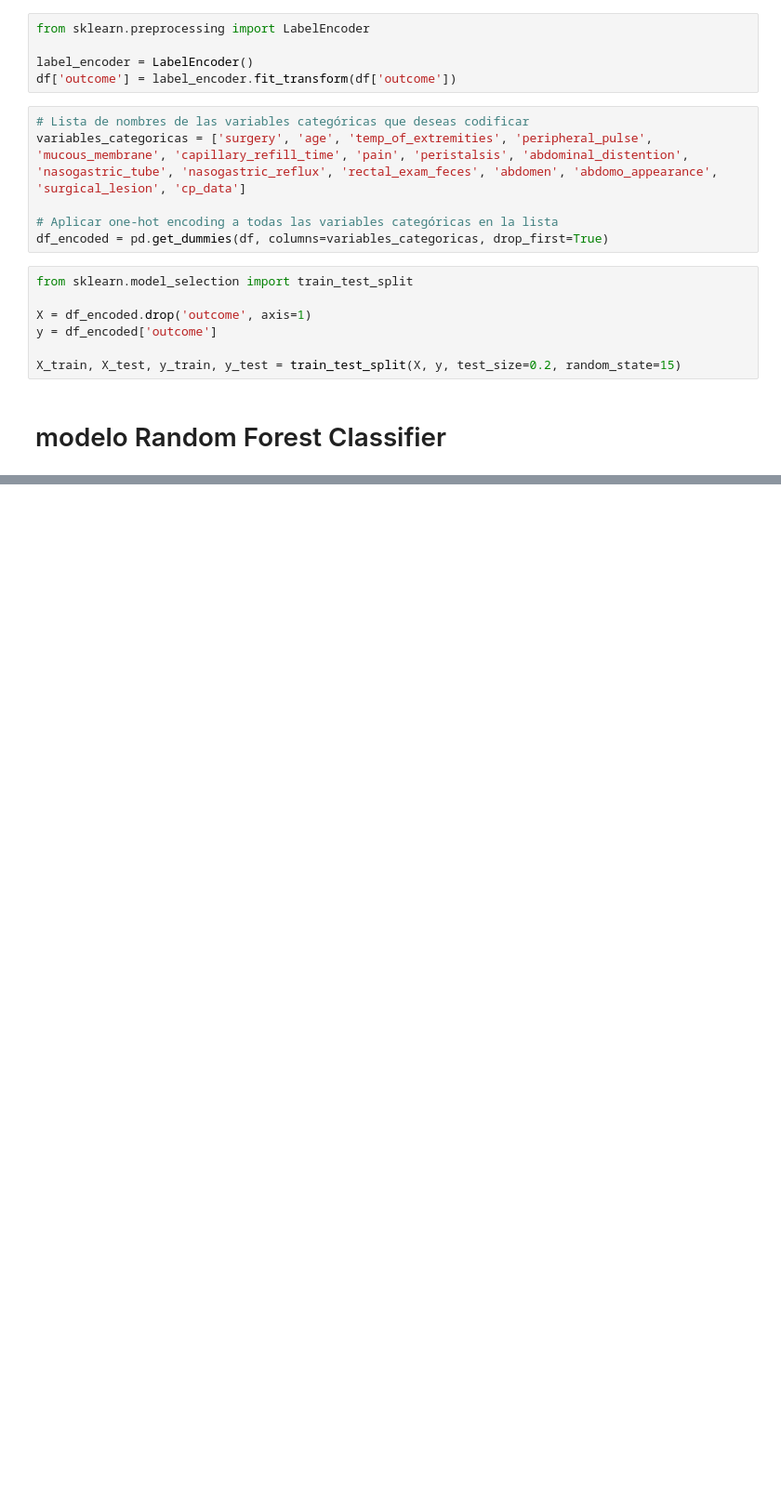
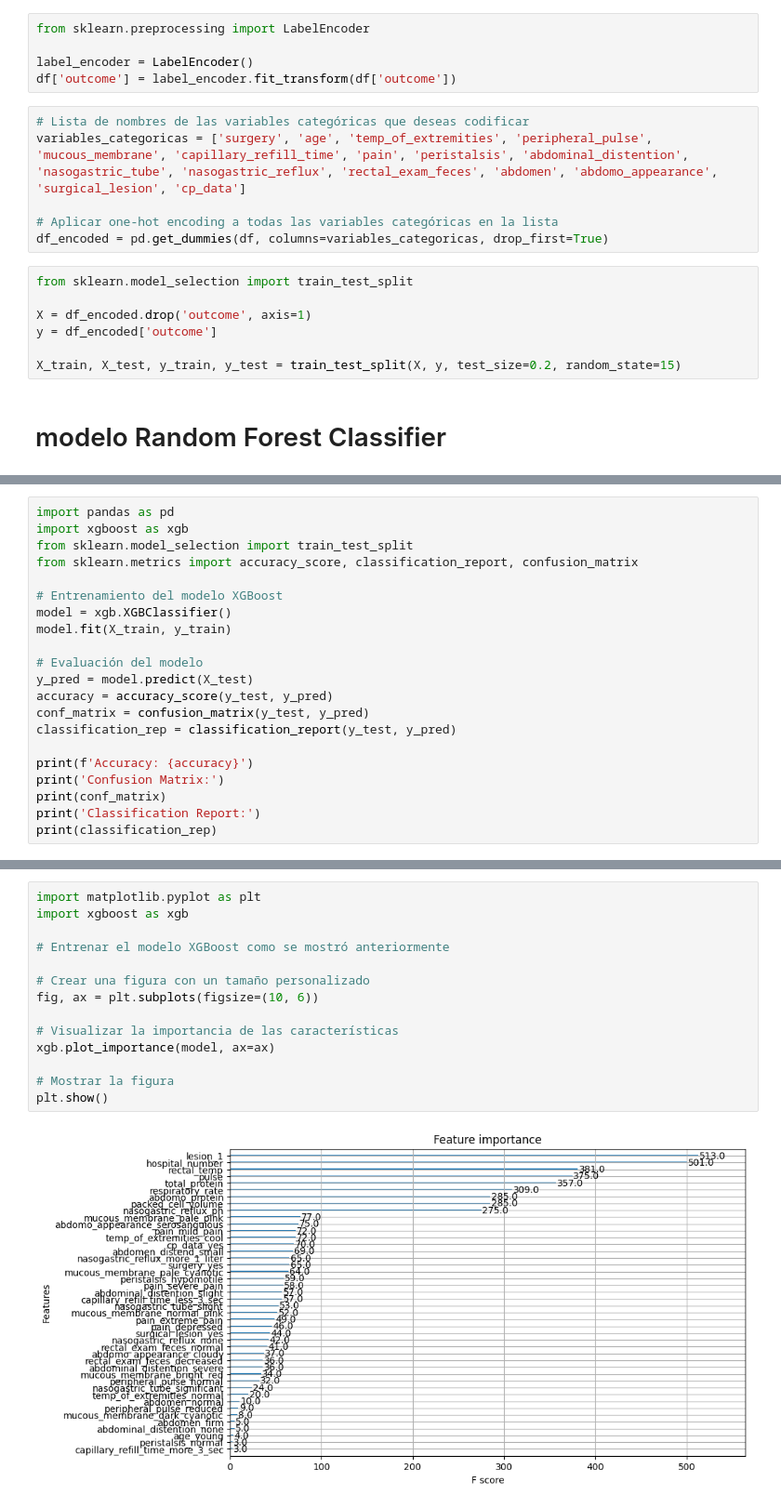
Before and after one commit to davidsosaolea/Predict_Horses, a Jupyter notebook: Notebook.ipynb, the cells around one changed output, grey strips where cells are left out. Shown at 93% size. Cells and saved outputs as stored; diff of their text form; blank space fills up the shorter version.

```diff
--- a/Notebook.ipynb
+++ b/Notebook.ipynb
@@ -125,0 +128,21 @@ weighted avg       0.71      0.70      0.70       155
+# %%
+import pandas as pd
+import xgboost as xgb
+from sklearn.model_selection import train_test_split
+from sklearn.metrics import accuracy_score, classification_report, confusion_matrix
+
+# Entrenamiento del modelo XGBoost
+model = xgb.XGBClassifier()
+model.fit(X_train, y_train)
+
+# Evaluación del modelo
+y_pred = model.predict(X_test)
+accuracy = accuracy_score(y_test, y_pred)
+conf_matrix = confusion_matrix(y_test, y_pred)
+classification_rep = classification_report(y_test, y_pred)
+
+print(f'Accuracy: {accuracy}')
+print('Confusion Matrix:')
+print(conf_matrix)
+print('Classification Report:')
+print(classification_rep)
@@ -125,0 +165,16 @@ weighted avg       0.71      0.70      0.70       155
+# %%
+import matplotlib.pyplot as plt
+import xgboost as xgb
+
+# Entrenar el modelo XGBoost como se mostró anteriormente
+
+# Crear una figura con un tamaño personalizado
+fig, ax = plt.subplots(figsize=(10, 6))
+
+# Visualizar la importancia de las características
+xgb.plot_importance(model, ax=ax)
+
+# Mostrar la figura
+plt.show()
+# %% [output]
+[figure, added]
```
Also changed, not shown: parts of 4 cells of this notebook.
